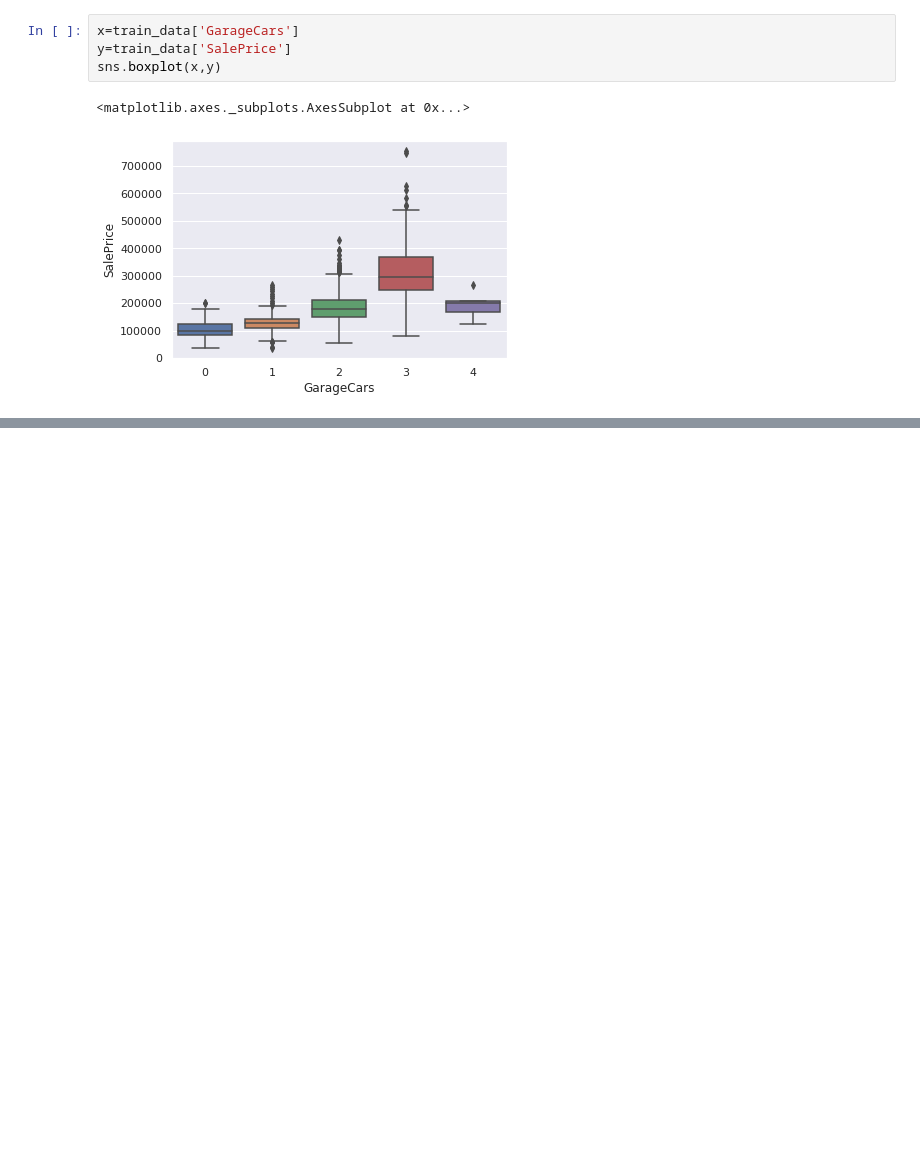
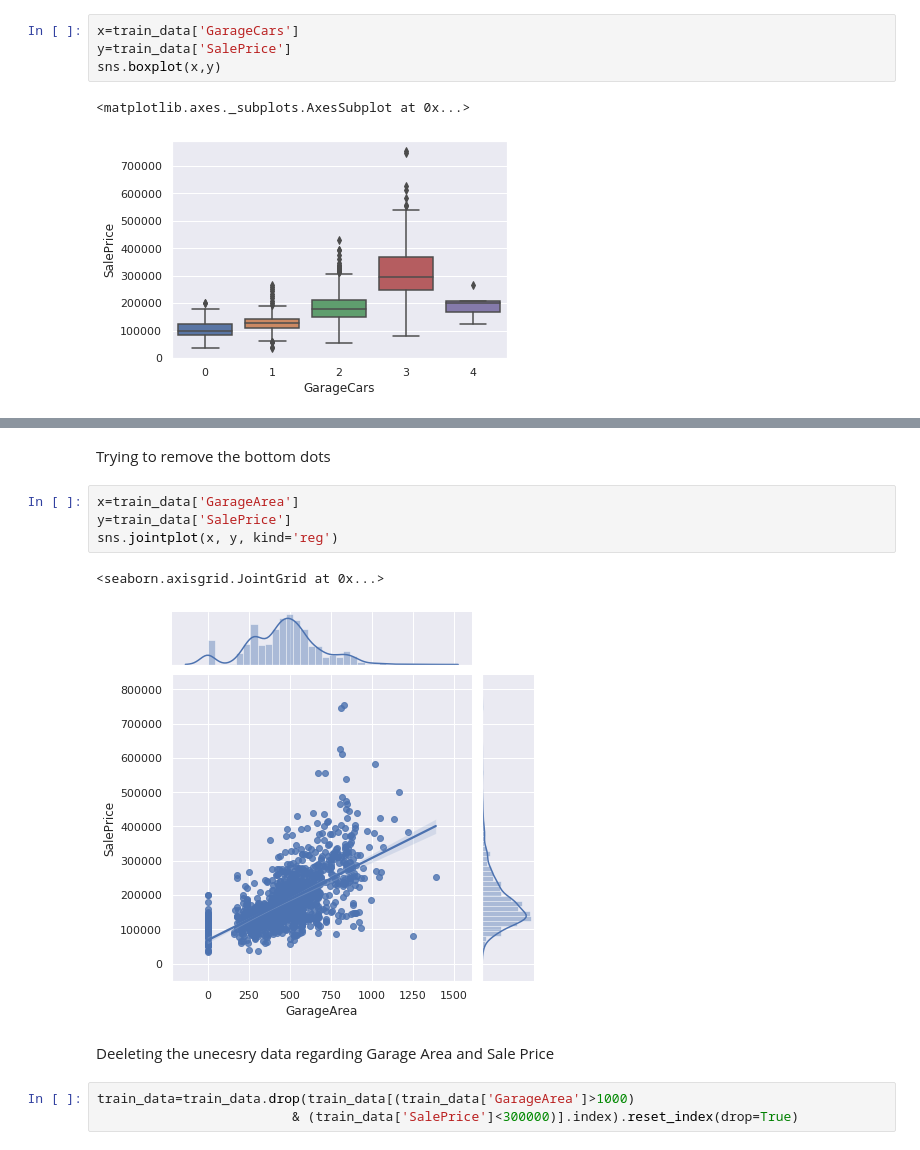
Before and after one commit to samuel-engel/house_prices_team_challenge, a Jupyter notebook: Team_21.ipynb, the cells around one changed output, grey strips where cells are left out. Drawn from its saved outputs; the diff is of its cells as text; blank space fills up the shorter version.

```diff
--- a/Team_21.ipynb
+++ b/Team_21.ipynb
@@ -234,0 +219,14 @@ sns.boxplot(x, y)
+# %% [markdown]
+Trying to remove the bottom dots
+# %%
+x=train_data['GarageArea']
+y=train_data['SalePrice']
+sns.jointplot(x, y, kind='reg')
+# %% [output]
+<seaborn.axisgrid.JointGrid at 0x...>
+[figure, added]
+# %% [markdown]
+Deeleting the unecesry data regarding Garage Area and Sale Price
+# %%
+train_data=train_data.drop(train_data[(train_data['GarageArea']>1000)
+                         & (train_data['SalePrice']<300000)].index).reset_index(drop=True)
```
Also changed, not shown: parts of 9 cells of this notebook.
